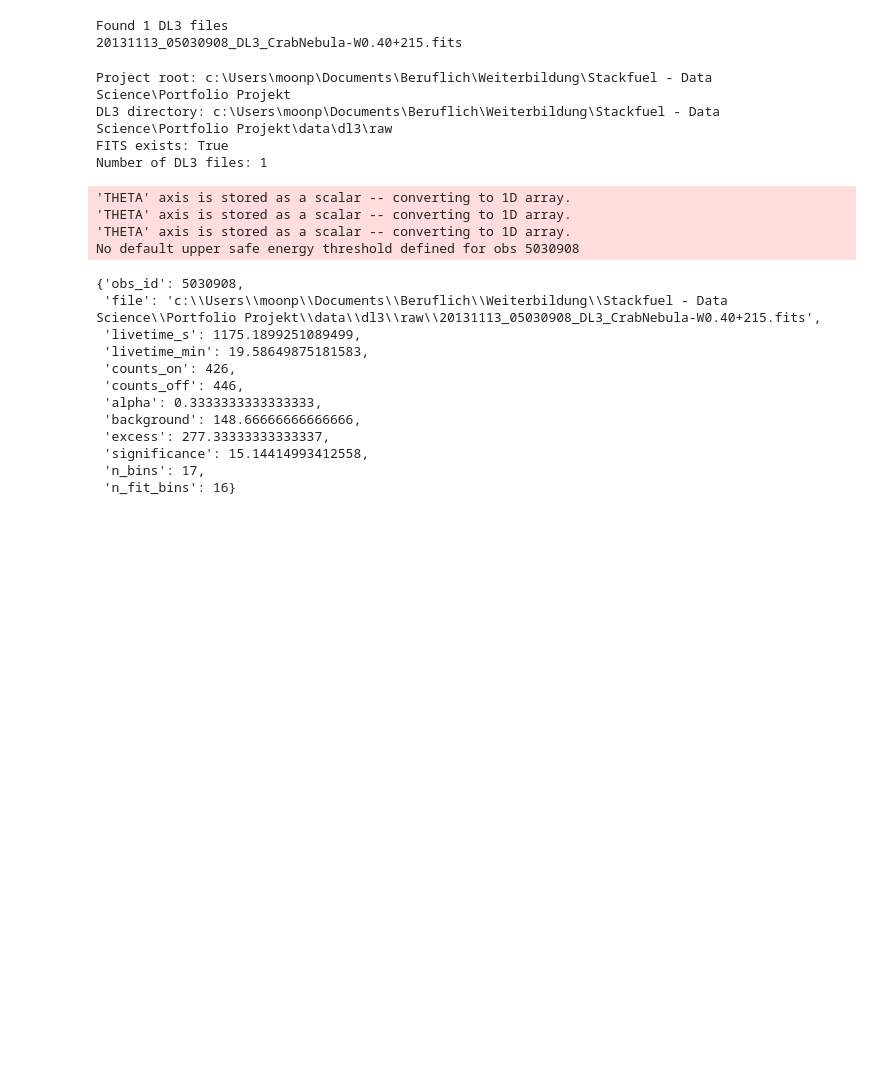
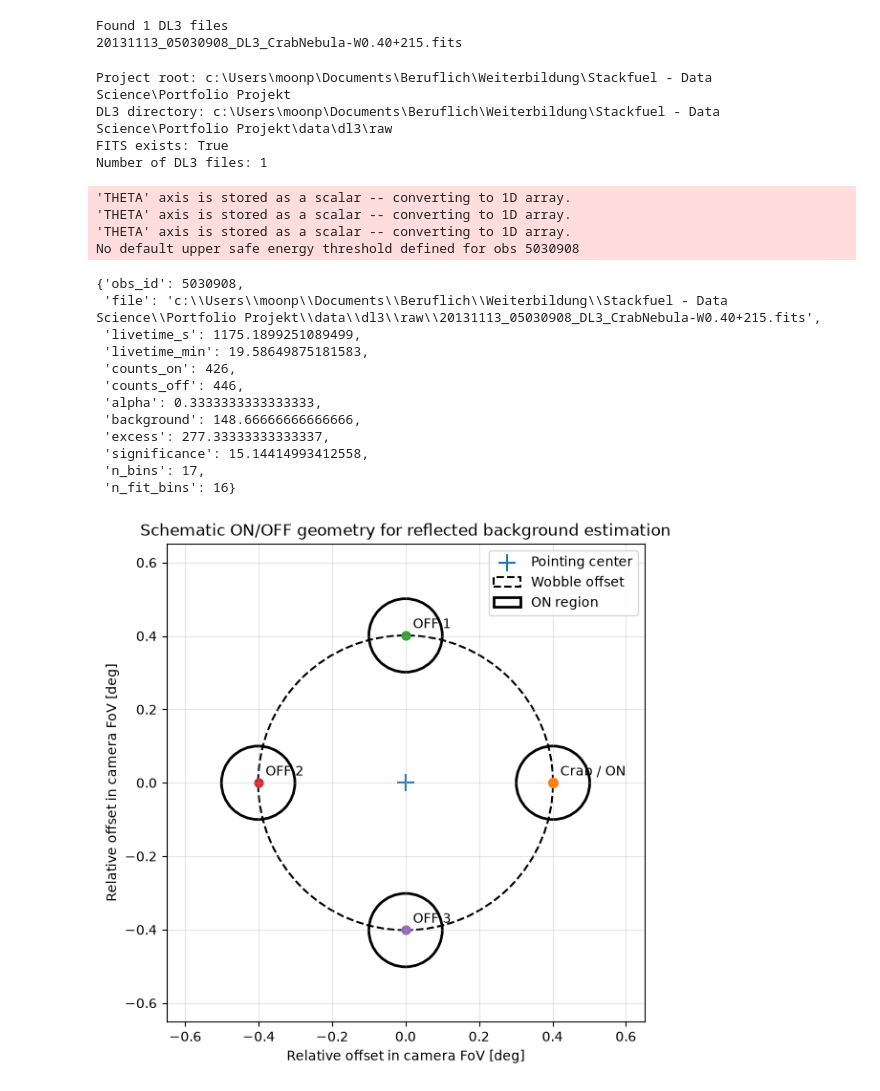
Before and after one commit to k-skupin/MAGIC-Gamma-Telescope, a Jupyter notebook: notebooks/dl3_real_data/MAGIC_DL3.ipynb, the cells around one changed output. Saved outputs shown, nothing was run; the diff lists cells and outputs as text; code cells hidden in the pictures; blank space fills up the shorter version.

```diff
--- a/notebooks/dl3_real_data/MAGIC_DL3.ipynb
+++ b/notebooks/dl3_real_data/MAGIC_DL3.ipynb
@@ -1253,0 +1317,19 @@ def process_magic_run(file_path):
+# %%
+from collections import Counter
+
+subset_counts = Counter()
+
+for p in all_dl3_files:
+    rel = p.relative_to(DL3_EXTERNAL_ROOT)
+    parts = rel.parts
+
+    if "CrabNebula" in parts:
+        i = parts.index("CrabNebula")
+
+        # z. B. dark/multi_offset oder dark/single_offset
+        subset = "/".join(parts[i + 1:i + 3])
+
+        subset_counts[subset] += 1
+
+for subset, count in sorted(subset_counts.items()):
+    print(f"{subset:30s} {count:4d}")
@@ -1313,3 +1690,84 @@ No default upper safe energy threshold defined for obs 5030908
  'significance': 15.14414993412558,
  'n_bins': 17,
  'n_fit_bins': 16}
+# %%
+import numpy as np
+import matplotlib.pyplot as plt
+from matplotlib.patches import Circle
+
+# Sicherstellen, dass der Ergebnisordner existiert
+RESULTS_DL3_FIGURES.mkdir(parents=True, exist_ok=True)
+
+# Aus deiner bisherigen Analyse:
+wobble_offset_deg = 0.4014
+on_radius_deg = 0.10   # repräsentative ON-Region (schematisch)
+n_off = 3
+
+fig, ax = plt.subplots(figsize=(6.5, 6.5))
+
+# Pointing center
+ax.scatter(0, 0, marker="+", s=150, label="Pointing center")
+
+# Wobble-Kreis
+wobble_circle = Circle(
+    (0, 0),
+    wobble_offset_deg,
+    fill=False,
+    linestyle="--",
+    linewidth=1.5,
+    label="Wobble offset"
+)
+ax.add_patch(wobble_circle)
+
+# ON-Region bei Winkel 0°
+on_x = wobble_offset_deg
+on_y = 0.0
+
+on_region = Circle(
+    (on_x, on_y),
+    on_radius_deg,
+    fill=False,
+    linewidth=2,
+    label="ON region"
+)
+ax.add_patch(on_region)
+ax.scatter(on_x, on_y, s=50)
+ax.text(on_x + 0.02, on_y + 0.02, "Crab / ON", fontsize=10)
+
+# OFF-Regionen gleichmäßig auf dem Wobble-Kreis verteilt
+off_angles_deg = [90, 180, 270]
+
+for i, angle_deg in enumerate(off_angles_deg, start=1):
+    angle_rad = np.deg2rad(angle_deg)
+    x = wobble_offset_deg * np.cos(angle_rad)
+    y = wobble_offset_deg * np.sin(angle_rad)
+
+    off_region = Circle(
+        (x, y),
+        on_radius_deg,
+        fill=False,
+        linewidth=2
+    )
+    ax.add_patch(off_region)
+    ax.scatter(x, y, s=40)
+    ax.text(x + 0.02, y + 0.02, f"OFF {i}", fontsize=10)
+
+ax.set_aspect("equal")
+ax.set_xlabel("Relative offset in camera FoV [deg]")
+ax.set_ylabel("Relative offset in camera FoV [deg]")
+ax.set_title("Schematic ON/OFF geometry for reflected background estimation")
+ax.grid(True, alpha=0.3)
+ax.legend(loc="upper right")
+
+# Achsen etwas großzügig
+lim = wobble_offset_deg + on_radius_deg + 0.15
+ax.set_xlim(-lim, lim)
+ax.set_ylim(-lim, lim)
+
+save_path = RESULTS_DL3_FIGURES / "dl3_on_off_geometry_schematic.png"
+plt.savefig(save_path, dpi=300, bbox_inches="tight")
+plt.show()
+
+print(save_path)
+# %% [output]
+[figure, added]
```
Also changed, not shown: parts of 17 cells of this notebook, 6 other files.
